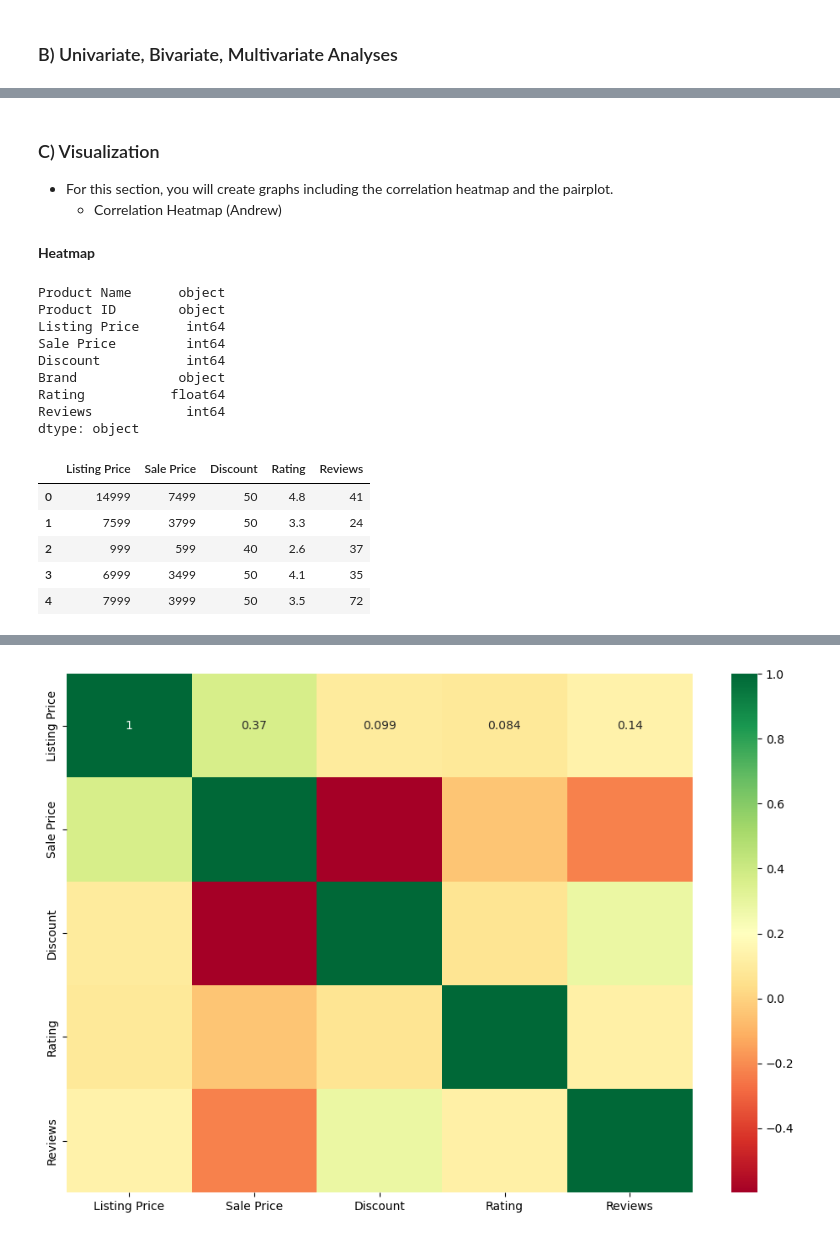
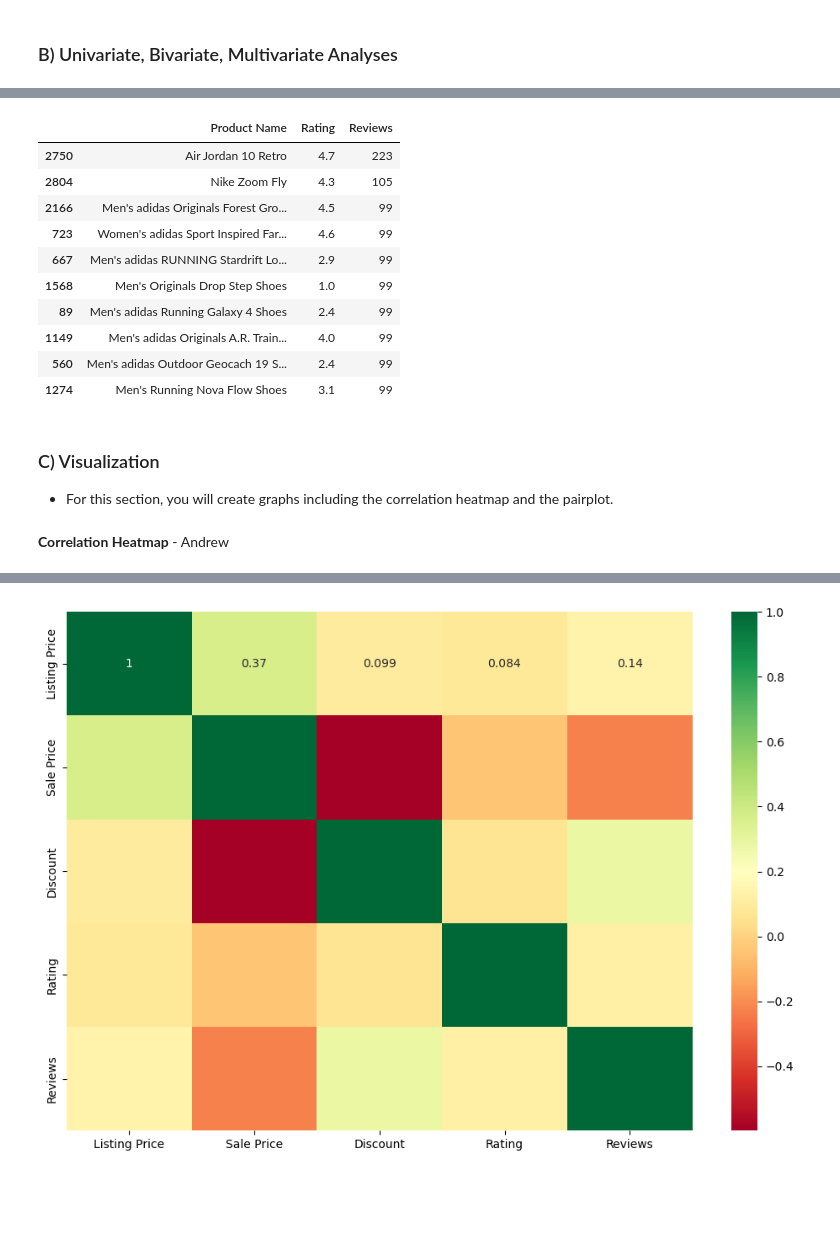
Before and after one commit to apbadzioch/DataSci_FA24, a Jupyter notebook: Mid_Term/GroupMidterm.ipynb, the cells around one changed output, grey strips where cells are left out. Cells and saved outputs as stored; diff of their text form; code cells hidden in the pictures; blank space fills up the shorter version.

```diff
--- a/Mid_Term/GroupMidterm.ipynb
+++ b/Mid_Term/GroupMidterm.ipynb
@@ -176,28 +236,20 @@ dtype: int64
+# %%
+# 12.
+highest.sort_values(by='Reviews', ascending=False).head(10)
+# %% [output]
+|  | Product Name | Rating | Reviews |
+| 2750 | Air Jordan 10 Retro | 4.7 | 223 |
+| 2804 | Nike Zoom Fly | 4.3 | 105 |
+| 2166 | Men's adidas Originals Forest Gro... | 4.5 | 99 |
+| 723 | Women's adidas Sport Inspired Far... | 4.6 | 99 |
+| 667 | Men's adidas RUNNING Stardrift Lo... | 2.9 | 99 |
+| 1568 | Men's Originals Drop Step Shoes | 1.0 | 99 |
+| 89 | Men's adidas Running Galaxy 4 Shoes | 2.4 | 99 |
+| 1149 | Men's adidas Originals A.R. Train... | 4.0 | 99 |
+| 560 | Men's adidas Outdoor Geocach 19 S... | 2.4 | 99 |
+| 1274 | Men's Running Nova Flow Shoes | 3.1 | 99 |
 # %% [markdown]
 ### C) Visualization
 - For this section, you will create graphs including the correlation heatmap and the pairplot.
-    - Correlation Heatmap (Andrew)
 # %% [markdown]
-**Heatmap**
+**Correlation Heatmap** - Andrew
-# %%
-sneakers.dtypes
-# %% [output]
-Product Name      object
-Product ID        object
-Listing Price      int64
-Sale Price         int64
-Discount           int64
-Brand             object
-Rating           float64
-Reviews            int64
-dtype: object
-# %%
-numb_col = sneakers[['Listing Price', 'Sale Price', 'Discount', 'Rating', 'Reviews']]
-numb_col.head()
-# %% [output]
-|  | Listing Price | Sale Price | Discount | Rating | Reviews |
-| 0 | 14999 | 7499 | 50 | 4.8 | 41 |
-| 1 | 7599 | 3799 | 50 | 3.3 | 24 |
-| 2 | 999 | 599 | 40 | 2.6 | 37 |
-| 3 | 6999 | 3499 | 50 | 4.1 | 35 |
-| 4 | 7999 | 3999 | 50 | 3.5 | 72 |
```
Also changed, not shown: parts of 13 cells of this notebook, 1 other file.
